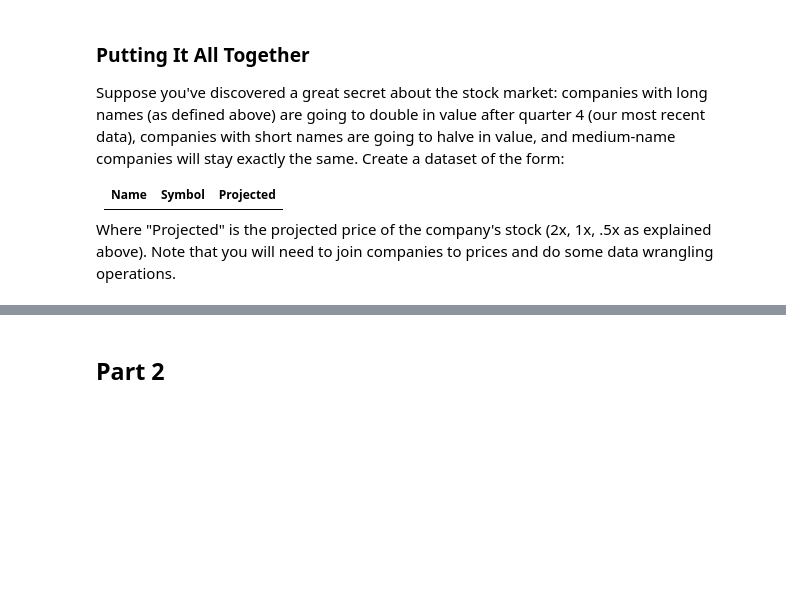
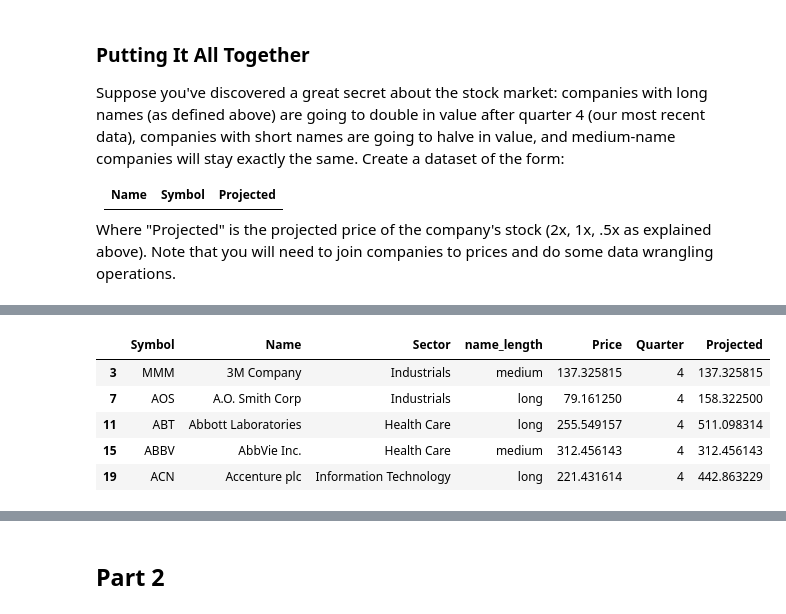
Before and after one commit to uc-python/intermediate-python-datasci, a Jupyter notebook: notebooks/Case Study Solutions.ipynb, the cells around one changed output, grey strips where cells are left out. Cells and saved outputs as stored; diff of their text form; code cells hidden in the pictures; blank space fills up the shorter version.

```diff
--- a/notebooks/Case Study Solutions.ipynb
+++ b/notebooks/Case Study Solutions.ipynb
@@ -152,3 +152,7 @@ Suppose you've discovered a great secret about the stock market: companies with
 -------|--------|------------
 
 Where "Projected" is the projected price of the company's stock (2x, 1x, .5x as explained above). Note that you will need to join companies to prices and do some data wrangling operations.
+# %%
+# Join companies to their prices so we can get Name and Price in a single table.
+merged = pd.merge(companies, prices, on='Symbol')
+merged.head()
@@ -154,0 +166,4 @@ Where "Projected" is the projected price of the company's stock (2x, 1x, .5x as
+# %%
+# We only need quarter four prices. Copying avoids a later pandas warning, but it's not required.
+q4_prices = merged[merged['Quarter'] == 4].copy()
+q4_prices.head()
@@ -154,0 +177,19 @@ Where "Projected" is the projected price of the company's stock (2x, 1x, .5x as
+# %%
+# Use a function to project next-quarter price based on the price and name length
+def next_price(row):
+    if row['name_length'] == 'long':
+        return row['Price'] * 2
+    elif row['name_length'] == 'medium':
+        return row['Price']
+    else:  # Presumably, name_length must be "short"
+        return row['Price'] * 0.5
+
+q4_prices['Projected'] = q4_prices.apply(next_price, axis=1)
+q4_prices.head()
+# %% [output]
+|  | Symbol | Name | Sector | name_length | Price | Quarter | Projected |
+| 3 | MMM | 3M Company | Industrials | medium | 137.325815 | 4 | 137.325815 |
+| 7 | AOS | A.O. Smith Corp | Industrials | long | 79.161250 | 4 | 158.322500 |
+| 11 | ABT | Abbott Laboratories | Health Care | long | 255.549157 | 4 | 511.098314 |
+| 15 | ABBV | AbbVie Inc. | Health Care | medium | 312.456143 | 4 | 312.456143 |
+| 19 | ACN | Accenture plc | Information Technology | long | 221.431614 | 4 | 442.863229 |
```
Also changed, not shown: parts of 6 cells of this notebook.
